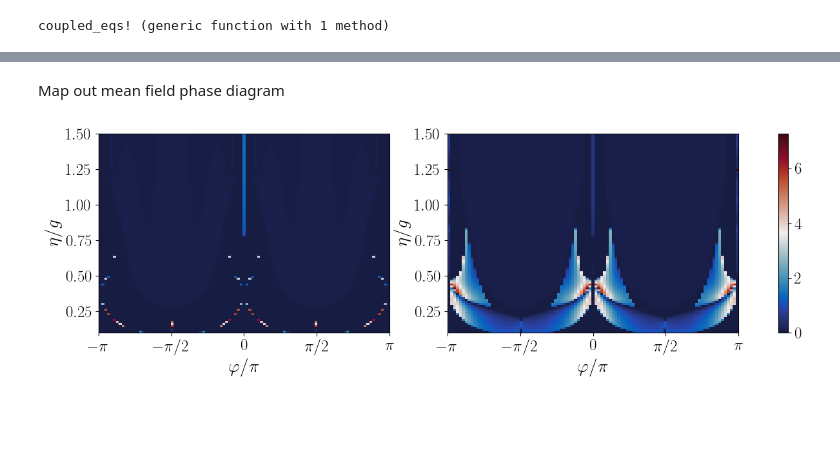
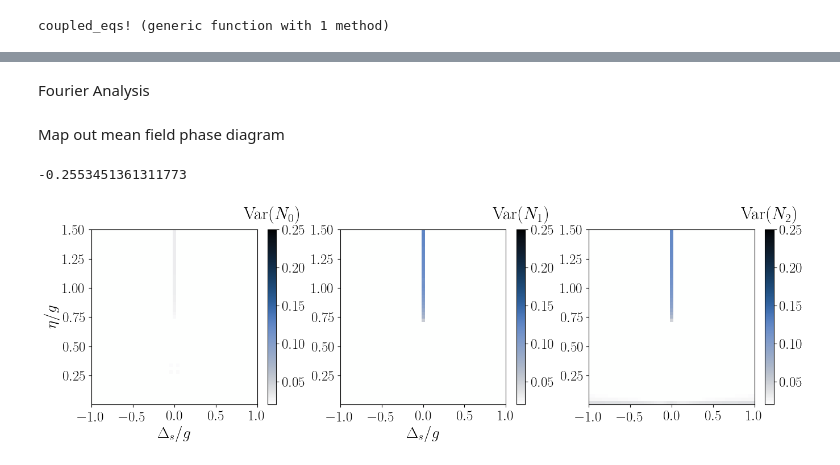
Before and after one commit to MarcNairn/nonreciprocal-dimer, a Jupyter notebook: simul/spin1_nonrec.ipynb, the cells around one changed output, grey strips where cells are left out. Saved outputs shown, nothing was run; the diff lists cells and outputs as text; code cells hidden in the pictures; blank space fills up the shorter version.

```diff
--- a/simul/spin1_nonrec.ipynb
+++ b/simul/spin1_nonrec.ipynb
@@ -108,0 +301,2 @@ display(fig)
+# %% [markdown]
+Fourier Analysis
@@ -156,40 +435,70 @@ for (i, φ_val) in enumerate(φ_vals)
     end
 end
+# %%
+minimum(mean_N1)
+# %% [output]
+-0.2553451361311773
 # %%
 """
 Plot the variance phase diagram for a given N_i.
 
 """
-x = φ_vals./π
+# x = φ_vals./π
 y = η_vals./g
-
+x = Δ_vals./g
+clims = (0.02, 0.25)
+cmap = oslo.reversed()
 
 xtick_locs = [-1.0, -0.5, 0.0, 0.5, 1.0]  # x = φ/π
 xtick_labels = [L"-\pi", L"-\pi/2", L"0", L"\pi/2", L"\pi"]
 
 
-fig, axs = subplots(1, 2, figsize=(16, 4))
+fig, axs = subplots(1, 3, figsize=(16, 4))
 
 
-im1 = axs[1].imshow((var_N1)',
+im1 = axs[1].imshow((var_N0)',
                      extent=(minimum(x), maximum(x), minimum(y), maximum(y)),
                      origin="lower",
-                     aspect="auto", cmap=balance)     # Color limits
+                     aspect="auto", cmap=cmap, clim = clims)
 axs[1].set_ylabel(L"\eta/g")
-axs[1].set_xlabel(L"\varphi/\pi")
-axs[1].set_xticks(xtick_locs)
-axs[1].set_xticklabels(xtick_labels)
+#axs[1].set_xlabel(L"\varphi/\pi")
+axs[1].set_xlabel(L"\Delta_s/g")
+# axs[1].set_xticks(xtick_locs)
+# axs[1].set_xticklabels(xtick_labels)
 
 
-im1 = axs[2].imshow((var_N2)',
+im2 = axs[2].imshow((var_N1)',
                      extent=(minimum(x), maximum(x), minimum(y), maximum(y)),
                      origin="lower",
-                     aspect="auto", cmap=balance)     # Color limits
-axs[2].set_ylabel(L"\eta/g")
-axs[2].set_xlabel(L"\varphi/\pi")
-axs[2].set_xticks(xtick_locs)
-axs[2].set_xticklabels(xtick_labels)
-colorbar(im1, ax=axs)
+                     aspect="auto", cmap=cmap, clim=clims)
+# axs[2].set_ylabel(L"\eta/g")
+# axs[2].set_xlabel(L"\varphi/\pi")
+axs[2].set_xlabel(L"\Delta_s/g")
+# axs[2].set_xticks(xtick_locs)
+# axs[2].set_xticklabels(xtick_labels)
+
+im3 = axs[3].imshow((var_N2)',
+                     extent=(minimum(x), maximum(x), minimum(y), maximum(y)),
+                     origin="lower",
+                     aspect="auto", cmap=cmap, clim=clims)
+# axs[3].set_ylabel(L"\eta/g")
+# axs[3].set_xlabel(L"\varphi/\pi")
+axs[1].set_xlabel(L"\Delta_s/g")
+# axs[3].set_xticks(xtick_locs)
+# axs[3].set_xticklabels(xtick_labels)
+
+cbar1 = colorbar(im1, ax=axs[1])
+cbar2 = colorbar(im2, ax=axs[2])
+cbar3 = colorbar(im3, ax=axs[3])
+#Set colorbar label as the variance of N1 and N2, horizontally aligned on top of the colorbar
+cbar1.ax.set_title(L"\mathrm{Var}(N_0)", pad=13)
+cbar2.ax.set_title(L"\mathrm{Var}(N_1)", pad=13)
+cbar3.ax.set_title(L"\mathrm{Var}(N_2)", pad=13)
+
+# cbar1.ax.set_title(L"\langle N_0\rangle", pad=13)
+# cbar2.ax.set_title(L"\langle N_1\rangle", pad=13)
+# cbar3.ax.set_title(L"\langle N_2\rangle", pad=13)
 display(fig)
+# savefig("var_N0_N1_N2.pdf", bbox_inches="tight", dpi=600)
 # %% [output]
-[figure, old version]
+[figure, new version]
```
Also changed, not shown: parts of 45 cells of this notebook, 40 other files.
